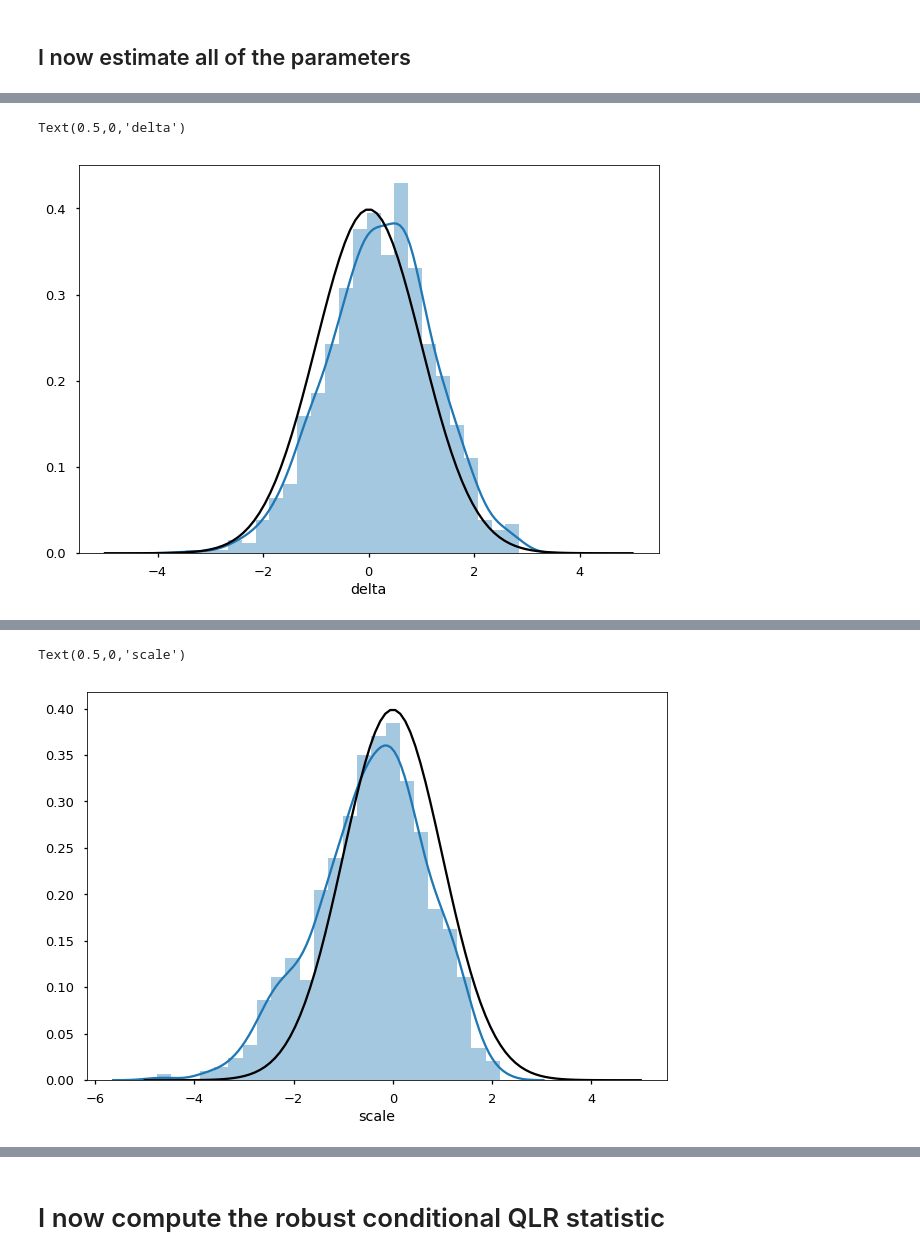
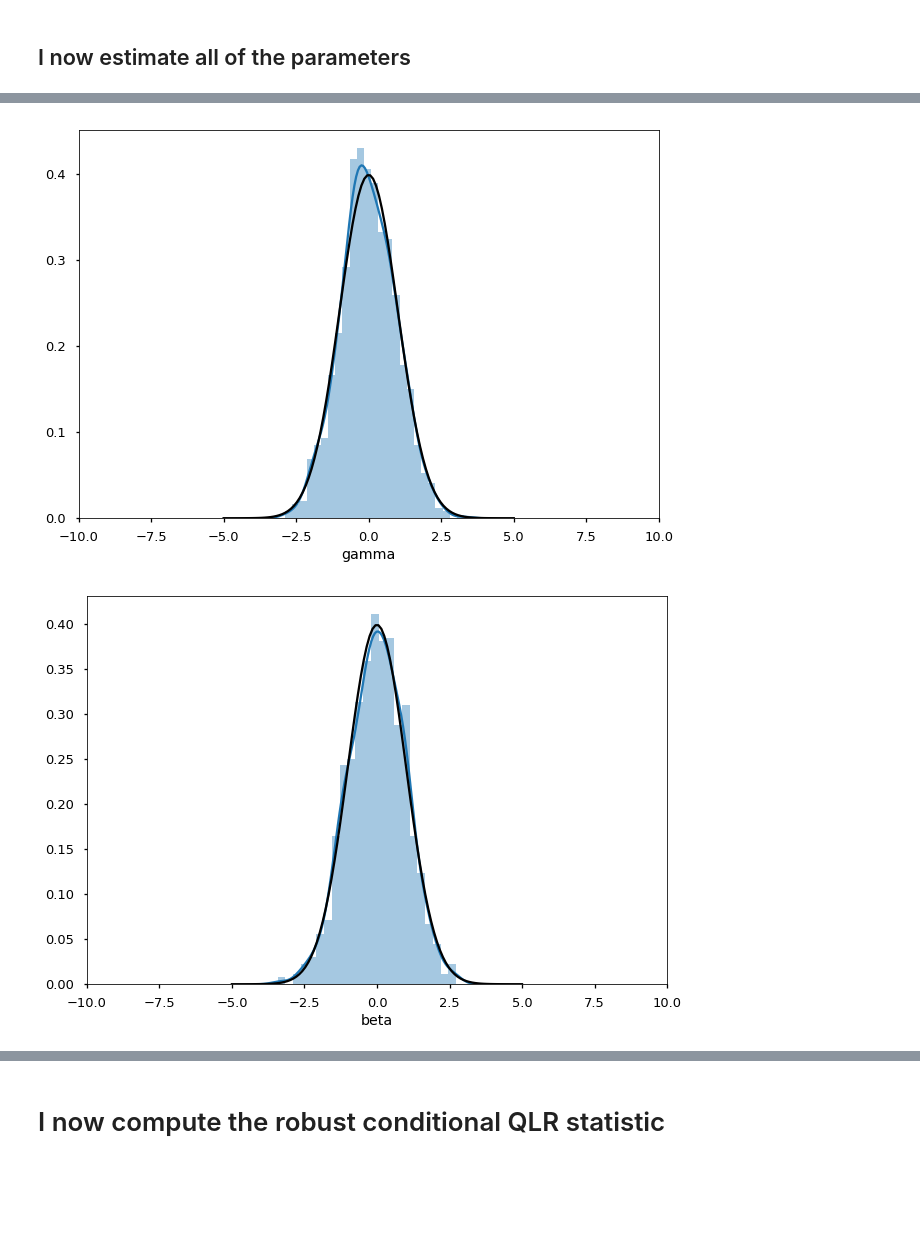
Before and after one commit to sangrey/RiskPriceInference, a Jupyter notebook: volpriceinference/simulations.ipynb, the cells around one changed output, grey strips where cells are left out. Cells and saved outputs as stored; diff of their text form; code cells hidden in the pictures; blank space fills up the shorter version.

Commit message:
I can estimate phi and theta in the strong identification case.

```diff
--- a/volpriceinference/simulations.ipynb
+++ b/volpriceinference/simulations.ipynb
@@ -54,8 +58,9 @@ innov_dim = 1000
 total_true_params = true_params.copy()
 total_true_params.update(
     {'gamma': vl.compute_gamma(rho=true_params['rho'], scale=true_params['scale'], delta=true_params['delta'],
-                       zeta=true_params['zeta'], pi=true_params['vol_price'], theta=true_params['equity_price']),
-     'beta':vl.compute_beta(rho=true_params['rho'], scale=true_params['scale'], zeta=true_params['zeta'],
+                       phi=true_params['phi'], pi=true_params['vol_price'], theta=true_params['equity_price']),
+     'beta':vl.compute_beta(rho=true_params['rho'], scale=true_params['scale'], phi=true_params['phi'],
                     pi=true_params['vol_price'], theta=true_params['equity_price']),
-     'psi':vl.compute_psi(rho=true_params['rho'], scale=true_params['scale'], zeta=true_params['zeta'],
-                  theta=true_params['equity_price'])})
+     'psi':vl.compute_psi(rho=true_params['rho'], scale=true_params['scale'], phi=true_params['phi'],
+                  theta=true_params['equity_price']),
+      'zeta': 1 - true_params['phi']**2})
@@ -66,6 +67,6 @@ true_params['zeta']
 # %%
-zeta_val = .999999
-true_params['equity_price']= vl.compute_theta(psi=total_true_params['psi'], scale=true_params['scale'],
-                                                             rho=true_params['rho'], zeta=zeta_val)
-true_params['zeta'] = zeta_val
-print("Theta is {:.2f}".format(true_params['equity_price']))
+# phi_val = .3
+# true_params['equity_price']= vl.compute_theta(psi=total_true_params['psi'], scale=true_params['scale'],
+#                                                              rho=true_params['rho'], zeta=1-phi_val**2)
+# true_params['phi'] = phi_val
+# print("Theta is {:.2f}".format(true_params['equity_price']))
@@ -164,0 +124,2 @@ data_arr = [vl.simulate_data(time_dim=time_dim, **true_params)  for _ in tqdm.tn
+# %%
+estimator = partial(vl.estimate_params_strong_id, case=2)
@@ -165,6 +146,6 @@ data_arr = [vl.simulate_data(time_dim=time_dim, **true_params)  for _ in tqdm.tn
 # %%
 with Pool(8) as pool:
-    est_arr = list(tqdm.tqdm_notebook(pool.imap_unordered(vl.estimate_params_strong_id, data_arr),
+    est_arr = list(tqdm.tqdm_notebook(pool.imap_unordered(estimator, data_arr),
                                       total=len(data_arr)))
 # %% [output]
 [interactive output not drawn]
@@ -195,9 +176,11 @@ for name, moment in moment_data.items():
 # %%
-delta_fig, delta_ax = mpl.pyplot.subplots()
-sns.distplot([(est['delta'] - true_params['delta']) / np.sqrt(cov.loc['delta','delta'])
-              for est, cov in est_arr], ax=delta_ax)
-delta_ax.plot(np.linspace(-5,5,100), stats.norm.pdf(np.linspace(-5,5,100)), color='black')
-delta_ax.set_xlabel('delta')
+for name in est_arr[0][0].keys():
+    fig, ax = mpl.pyplot.subplots()
+    sns.distplot(pd.Series([(est[name] - total_true_params[name]) / np.sqrt(cov.loc[name,name])
+              for est, cov in est_arr]).replace(-np.inf, np.nan).replace(np.inf,np.nan).dropna().values, ax=ax)
+    ax.plot(np.linspace(-5,5,100), stats.norm.pdf(np.linspace(-5,5,100)), color='black')
+    ax.set_xlabel(name)
+    ax.set_xlim([-10,10])
 # %% [output]
-Text(0.5,0,'delta')
-[figure, old version]
+[figure, new version]
+[figure, added]
@@ -204,9 +193,0 @@ Text(0.5,0,'delta')
-# %%
-scale_fig, scale_ax = mpl.pyplot.subplots()
-sns.distplot([(est['scale'] - true_params['scale']) / np.sqrt(cov.loc['scale', 'scale'])
-              for est, cov in est_arr], ax=scale_ax)
-scale_ax.plot(np.linspace(-5,5,100), stats.norm.pdf(np.linspace(-5,5,100)), color='black')
-scale_ax.set_xlabel('scale')
-# %% [output]
-Text(0.5,0,'scale')
-[figure, removed]
```
Also changed, not shown: parts of 37 cells of this notebook, 2 other files.
